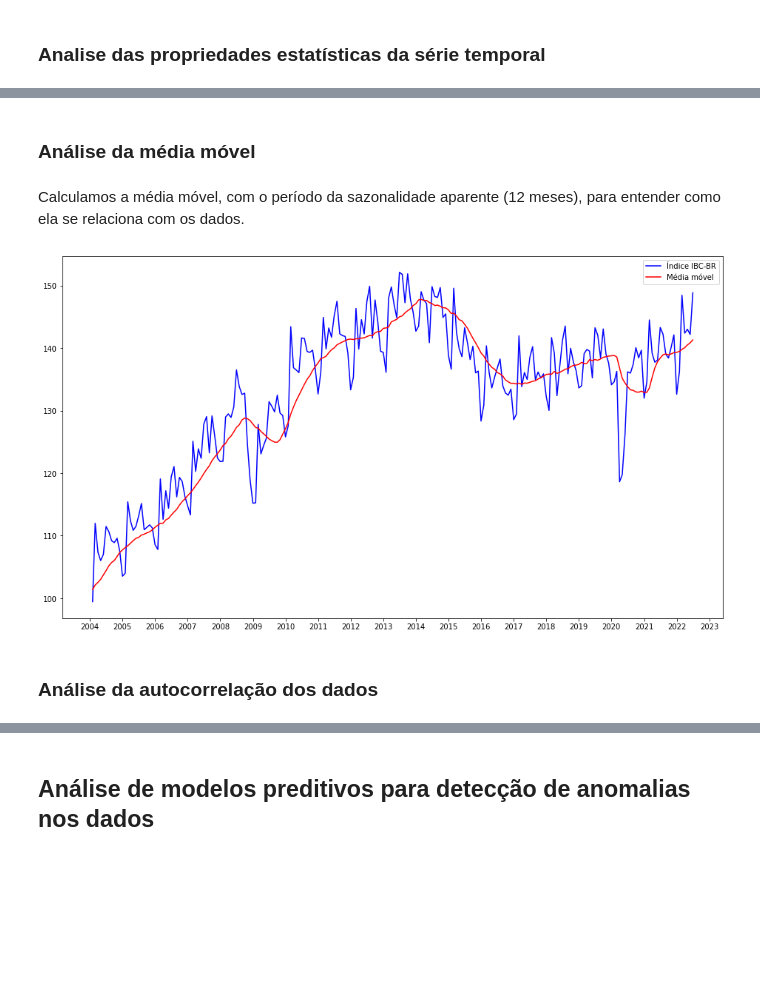
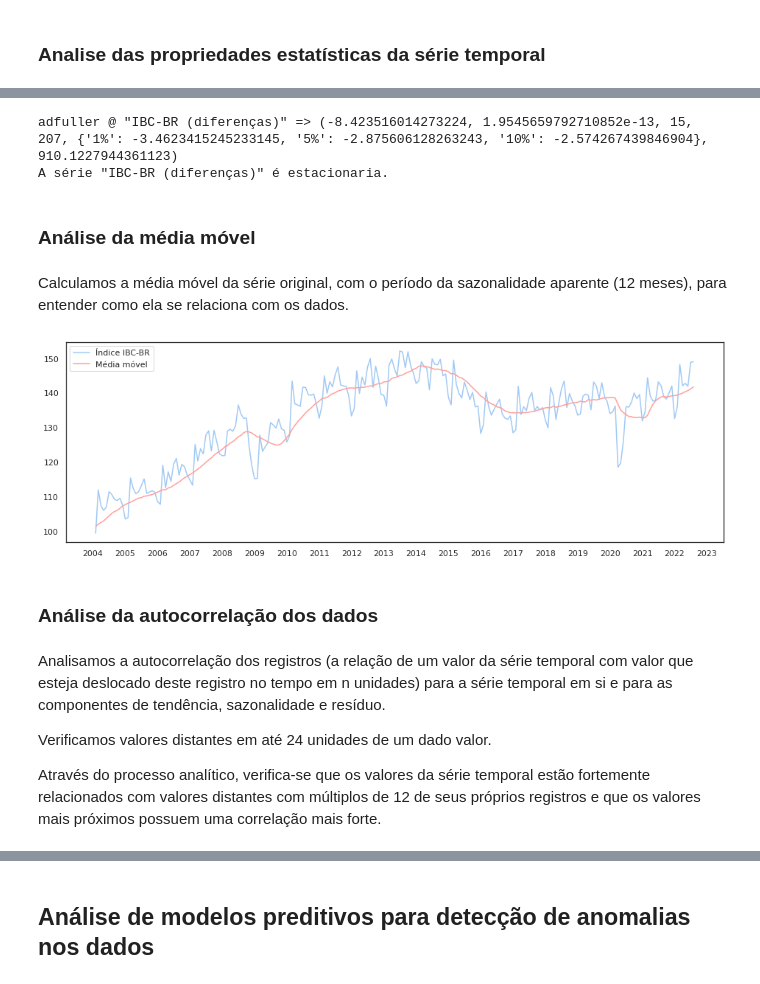
Before and after one commit to dev-alexmc/bimaster-proj, a Jupyter notebook: analise-exploratoria/series-temporais/ibc_br_analise_exploratoria.ipynb, the cells around one changed output, grey strips where cells are left out. Saved outputs shown, nothing was run; the diff lists cells and outputs as text; code cells hidden in the pictures; blank space fills up the shorter version.

Commit message:
Adicionado código para investigar as propriedades estacionárias da série; Adicionado código para calcular uma série de diferenças de valores consecutivos e feita análise da série de diferenças.

```diff
--- a/analise-exploratoria/series-temporais/ibc_br_analise_exploratoria.ipynb
+++ b/analise-exploratoria/series-temporais/ibc_br_analise_exploratoria.ipynb
@@ -37,6 +48,9 @@ statsmodels == 0.13.2
 # Google Colaboratory, para facilitar a exploração dos dados.
 from google.colab import data_table
 data_table.enable_dataframe_formatter()
+# %%
+# ajustamos o formato de apresentação padrão dos gráficos
+sns.set_theme(style="white", palette="pastel")
 # %% [markdown]
 ## Obtendo a série temporal
   A série temporal selecionada para análise foi o [Índice de Atividade Econômica do Banco Central - IBC-Br](https://dadosabertos.bcb.gov.br/dataset/24363-indice-de-atividade-economica-do-banco-central---ibc-br), que é um indicador mensal da atividade econômica no Brasil. Os dados dessa série iniciam em 2003 e são apurados mensalmente pelo banco central do Brasil. Essa série está íntimamente relacionada com a formação do Produto Interno Bruto do Brasil, servido como indicativo de tendência deste último.
@@ -175,7 +409,14 @@ blue = sns.color_palette("deep",8)[0]
+# %%
+verificar_serie_estacionaria( nome_serie="IBC-BR (diferenças)",
+                              valores_serie=sanear_array_like(
+                                  decomposed_diff_series.resid ) )
+# %% [output]
+adfuller @ "IBC-BR (diferenças)" => (-8.423516014273224, 1.9545659792710852e-13, 15, 207, {'1%': -3.4623415245233145, '5%': -2.875606128263243, '10%': -2.574267439846904}, 910.1227944361123)
+A série "IBC-BR (diferenças)" é estacionaria.
 # %% [markdown]
 ### Análise da média móvel
 # %% [markdown]
-Calculamos a média móvel, com o período da sazonalidade aparente (12 meses), para entender como ela se relaciona com os dados.
+Calculamos a média móvel da série original, com o período da sazonalidade aparente (12 meses), para entender como ela se relaciona com os dados.
 # %%
 # calculamos a média móvel de 12 registros consecutivos
 # para obter a média móvel de 12 meses
@@ -187,22 +428,28 @@ df_moving_average = df_moving_average[13:]
 # %%
 # visualizamos os dados e a média móvel em conjunto,
 # aplicando um offset de 12 meses nos dados, pois
 # não temos valores da média móvel para os primeiros
 # 12 registros dos dados.
-fig = plt.figure(figsize=(16,9))
+fig = plt.figure(figsize=(16,5))
 
 plt.plot(df['valor'][13:], 'b', label='Índice IBC-BR')
 plt.plot(df_moving_average, 'r', label='Média móvel')
 
 configurar_ticks_anuais(fig.axes[0])
 
 plt.legend()
 plt.show()
 # %% [output]
-[figure, old version]
+[figure, new version]
 # %%
 #for window in df.rolling(window=12, min_periods=12):
 #  print(window)
 # %% [markdown]
 ### Análise da autocorrelação dos dados
+# %% [markdown]
+Analisamos a autocorrelação dos registros (a relação de um valor da série temporal com valor que esteja deslocado deste registro no tempo em n unidades) para a série temporal em si e para as componentes de tendência, sazonalidade e resíduo.
+
+Verificamos valores distantes em até 24 unidades de um dado valor.
+
+Através do processo analítico, verifica-se que os valores da série temporal estão fortemente relacionados com valores distantes com múltiplos de 12 de seus próprios registros e que os valores mais próximos possuem uma correlação mais forte.
 # %%
```
Also changed, not shown: parts of 57 cells of this notebook.
